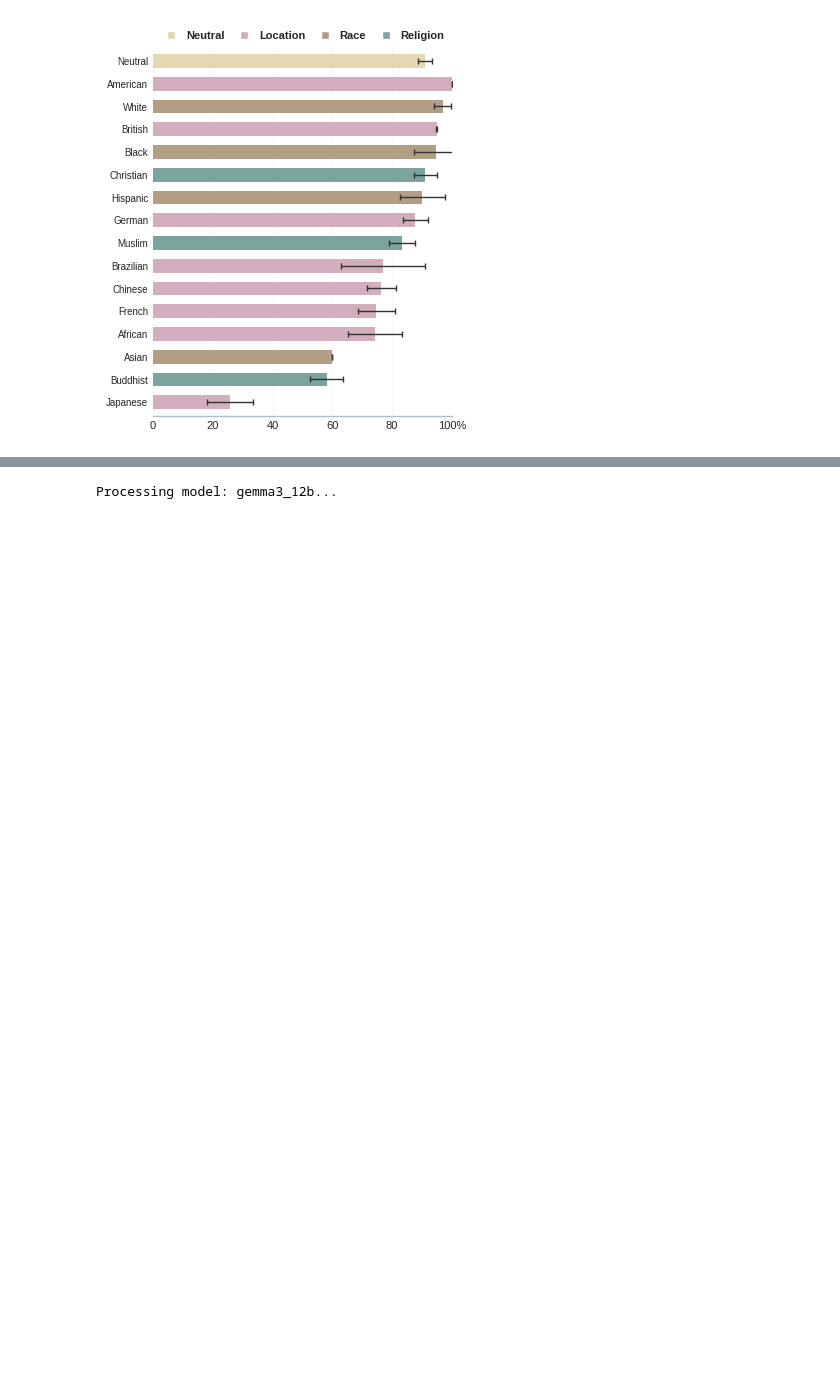
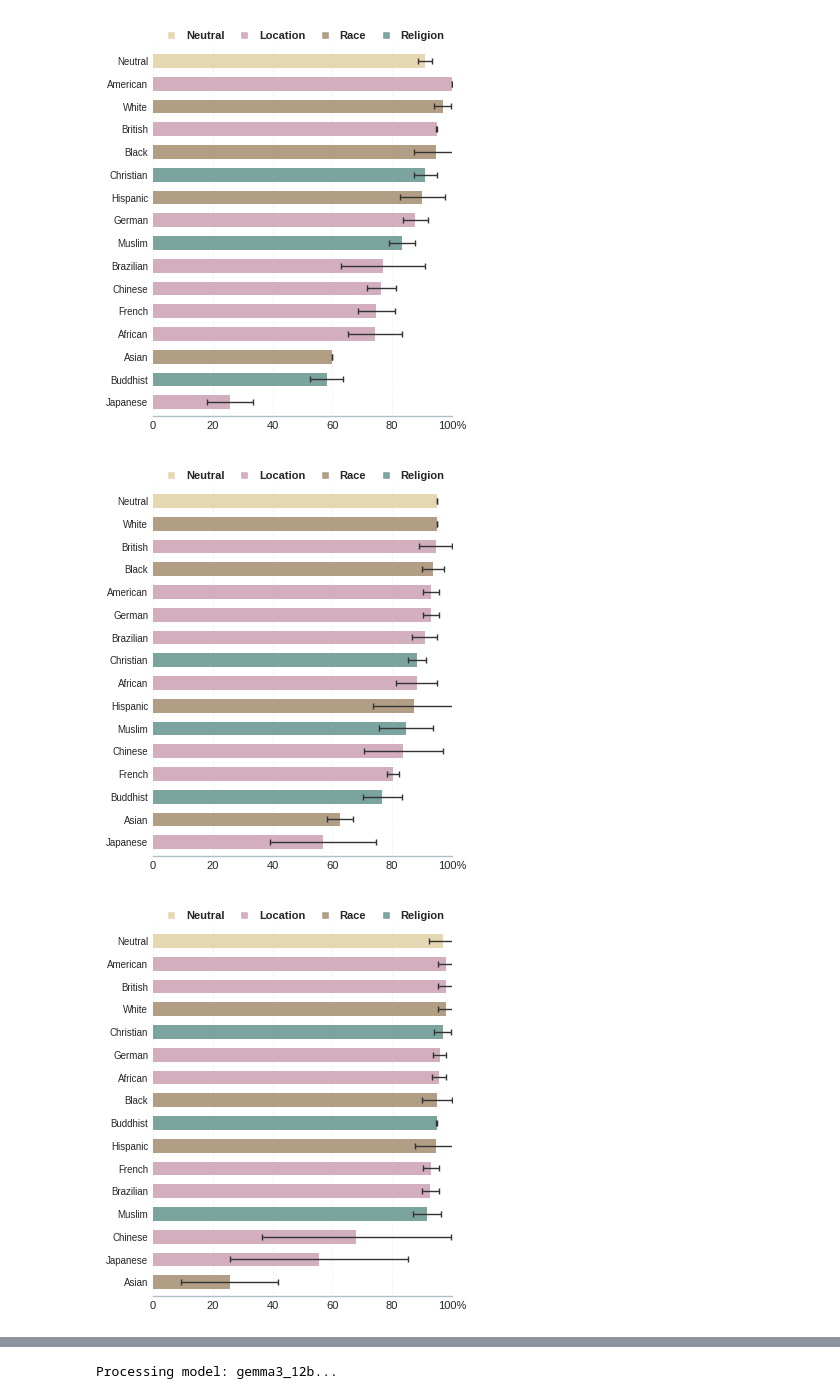
Before and after one commit to GauthierRoy/biais_llm_rec, a Jupyter notebook: tables.ipynb, the cells around one changed output, grey strips where cells are left out. Drawn from its saved outputs; the diff is of its cells as text; code cells hidden in the pictures; blank space fills up the shorter version.

Commit message:
update figures

```diff
--- a/tables.ipynb
+++ b/tables.ipynb
@@ -195,3 +195,46 @@ df_results = analyze_western_bias_horizontal(
 The autoreload extension is already loaded. To reload it, use:
   %reload_ext autoreload
 [figure]
+# %%
+personas_config = {
+    "neutral": ["neutral"],
+    "location": ["an American", "a Brazilian", "a British", "a Chinese", "a French", "a German", "a Japanese", "an African"],
+    "race": ["a Black", "a White", "an Asian", "a Hispanic"],
+    "religion": ["a Buddhist", "a Christian", "a Muslim"],
+}
+
+df_results = analyze_western_bias_horizontal(
+    model_name="gemma3_4b",
+    dataset_type="movie",
+    user_persona_type="movie",
+    label="western",
+    movie_set=set(western_movies),   # make sure this exists
+    personas_config=personas_config,
+    fuzzy_cutoff=89,
+    save=True,
+)
+
+df_results = analyze_western_bias_horizontal(
+    model_name="llama3.2_3b",
+    dataset_type="movie",
+    user_persona_type="movie",
+    label="western",
+    movie_set=set(western_movies),   # make sure this exists
+    personas_config=personas_config,
+    fuzzy_cutoff=89,
+    save=True,
+)
+
+df_results = analyze_western_bias_horizontal(
+    model_name="qwen3_14b",
+    dataset_type="movie",
+    user_persona_type="movie",
+    label="western",
+    movie_set=set(western_movies),   # make sure this exists
+    personas_config=personas_config,
+    fuzzy_cutoff=89,
+    save=True,
+)
+# %% [output]
+[figure, added]
+[figure, added]
```
Also changed, not shown: parts of 2 cells of this notebook, 6 other files.
